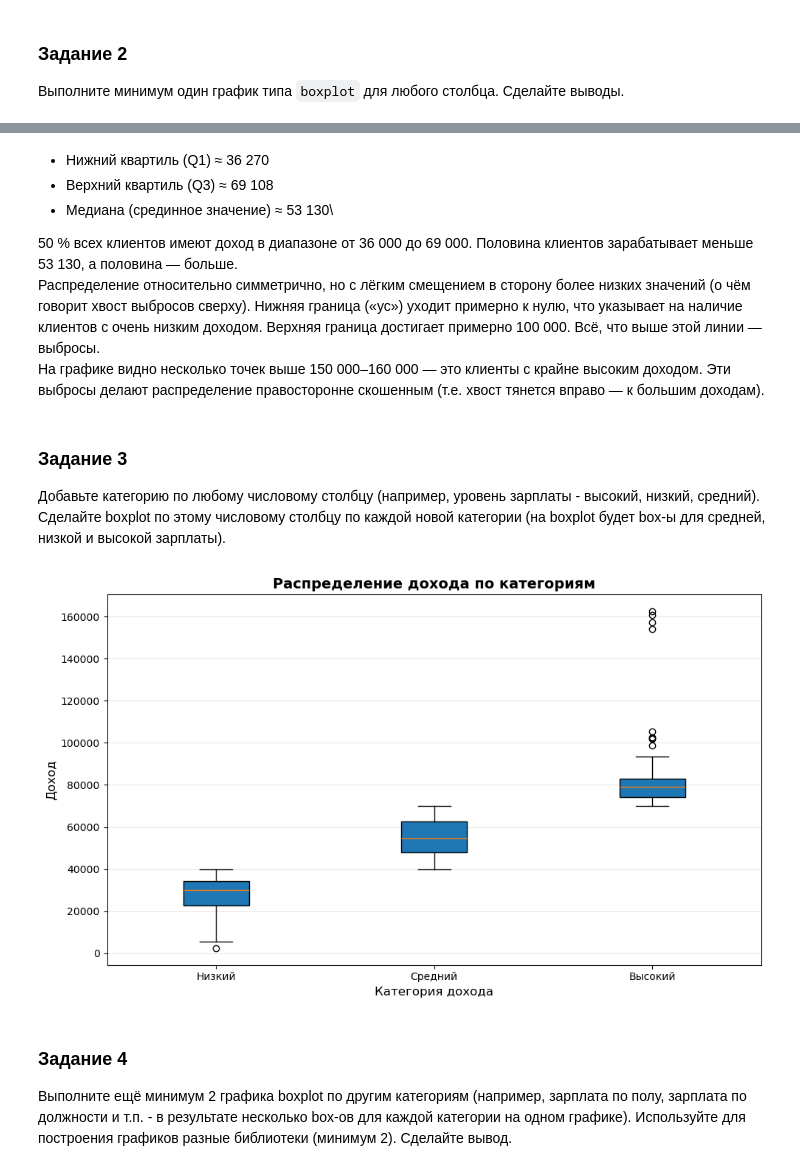
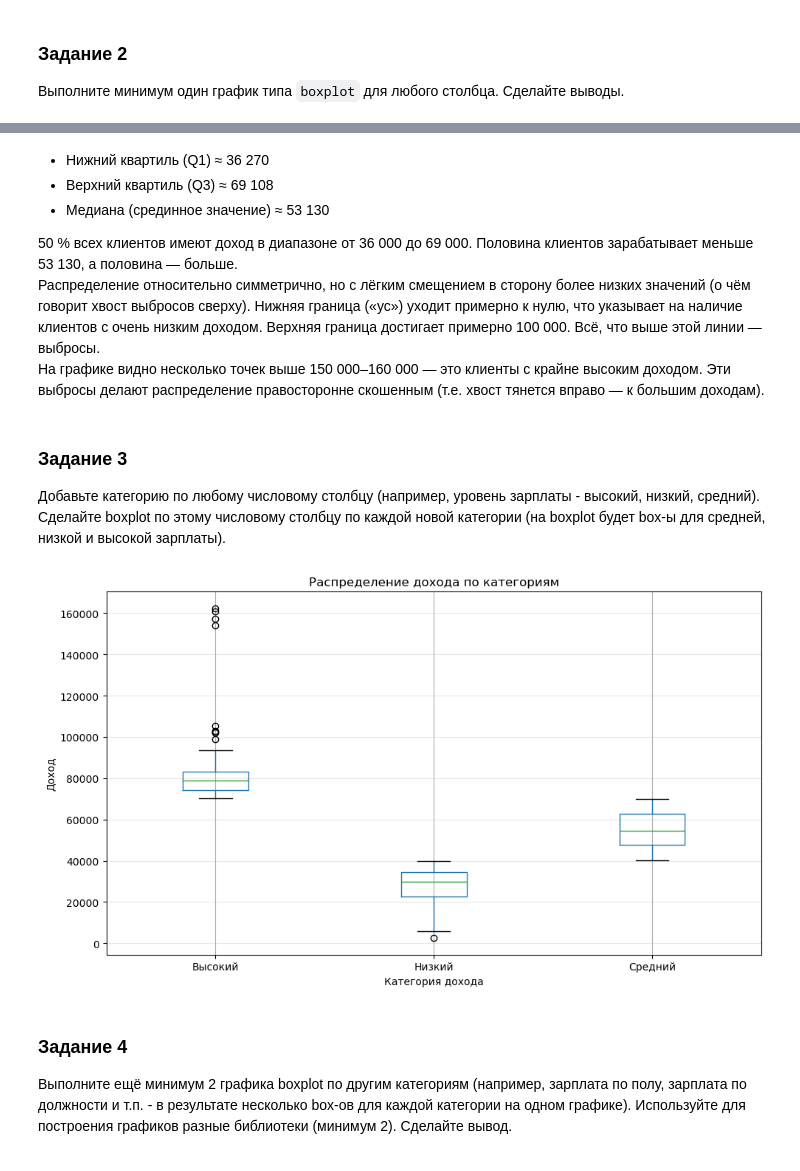
Before and after one commit to groshem/data_analysis, a Jupyter notebook: LR2_Mikhailova_6.ipynb, the cells around one changed output, grey strips where cells are left out. Drawn from its saved outputs; the diff is of its cells as text; code cells hidden in the pictures.

```diff
--- a/LR2_Mikhailova_6.ipynb
+++ b/LR2_Mikhailova_6.ipynb
@@ -535,7 +526,7 @@ plt.show()
 # %% [markdown]
  - Нижний квартиль (Q1) ≈ 36 270
  - Верхний квартиль (Q3) ≈ 69 108
- - Медиана (срединное значение) ≈ 53 130\
+ - Медиана (срединное значение) ≈ 53 130
 
 50 % всех клиентов имеют доход в диапазоне от 36 000 до 69 000.
 Половина клиентов зарабатывает меньше 53 130, а половина — больше.\
@@ -551,29 +542,24 @@ plt.show()
 # %%
 def categorize_income(income):
     if income <= 40000:
         return 'Низкий'
     elif income <= 70000:
         return 'Средний'
     else:
         return 'Высокий'
 df['Income_Category'] = df['Income'].apply(categorize_income)
 
-plt.figure(figsize=(10, 6))
+df.boxplot(column='Income', by='Income_Category', figsize=(10, 6))
 
-categories = ['Низкий', 'Средний', 'Высокий']
-data = [df[df['Income_Category'] == cat]['Income'] for cat in categories]
-
-box_plot = plt.boxplot(data, tick_labels=categories, patch_artist=True)
-
-plt.title('Распределение дохода по категориям', fontsize=14, fontweight='bold')
-plt.xlabel('Категория дохода', fontsize=12)
-plt.ylabel('Доход', fontsize=12)
+plt.title('Распределение дохода по категориям')
+plt.suptitle('')
+plt.xlabel('Категория дохода')
+plt.ylabel('Доход')
 plt.grid(axis='y', alpha=0.3)
-
 plt.tight_layout()
 plt.show()
 # %% [output]
-[figure, old version]
+[figure, new version]
 # %% [markdown]
 ### Задание 4
 Выполните ещё минимум 2 графика boxplot по другим категориям (например, зарплата по полу, зарплата по должности и т.п. - в результате несколько box-ов для каждой категории на одном графике). Используйте для построения графиков разные библиотеки (минимум 2). Сделайте вывод.
```
Also changed, not shown: parts of 7 cells of this notebook.
